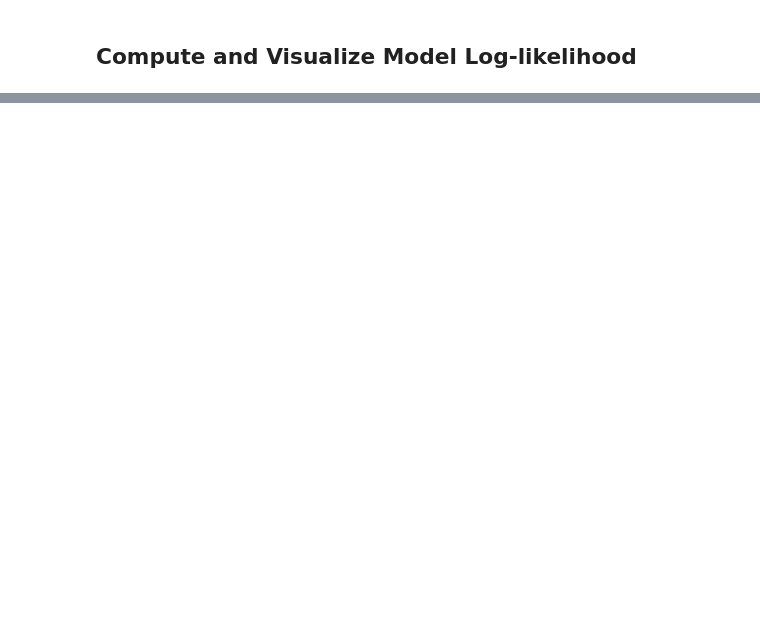
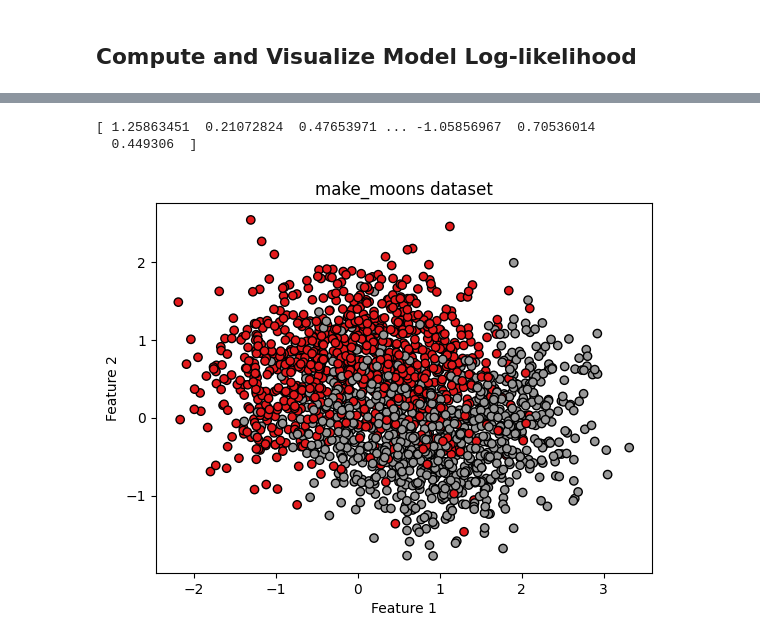
Before and after one commit to jkdxg8837/Diffusion_One, a Jupyter notebook: examples/2d_flow_matching_lora.ipynb, the cells around one changed output, grey strips where cells are left out. Cells and saved outputs as stored; diff of their text form; code cells hidden in the pictures; blank space fills up the shorter version.

```diff
--- a/examples/2d_flow_matching_lora.ipynb
+++ b/examples/2d_flow_matching_lora.ipynb
@@ -270,0 +298,15 @@ plt.show()
+# %%
+from sklearn.datasets import make_moons
+X, y = make_moons(n_samples=2000, noise=0.5, random_state=42)
+print(X[:, 0])
+import matplotlib.pyplot as plt
+
+plt.scatter(X[:, 0], X[:, 1], c=y, cmap=plt.cm.Set1, edgecolor='k')
+plt.xlabel('Feature 1')
+plt.ylabel('Feature 2')
+plt.title('make_moons dataset')
+plt.show()
+# %% [output]
+[ 1.25863451  0.21072824  0.47653971 ... -1.05856967  0.70536014
+  0.449306  ]
+[figure, added]
```
Also changed, not shown: parts of 9 cells of this notebook, 6 other files.
